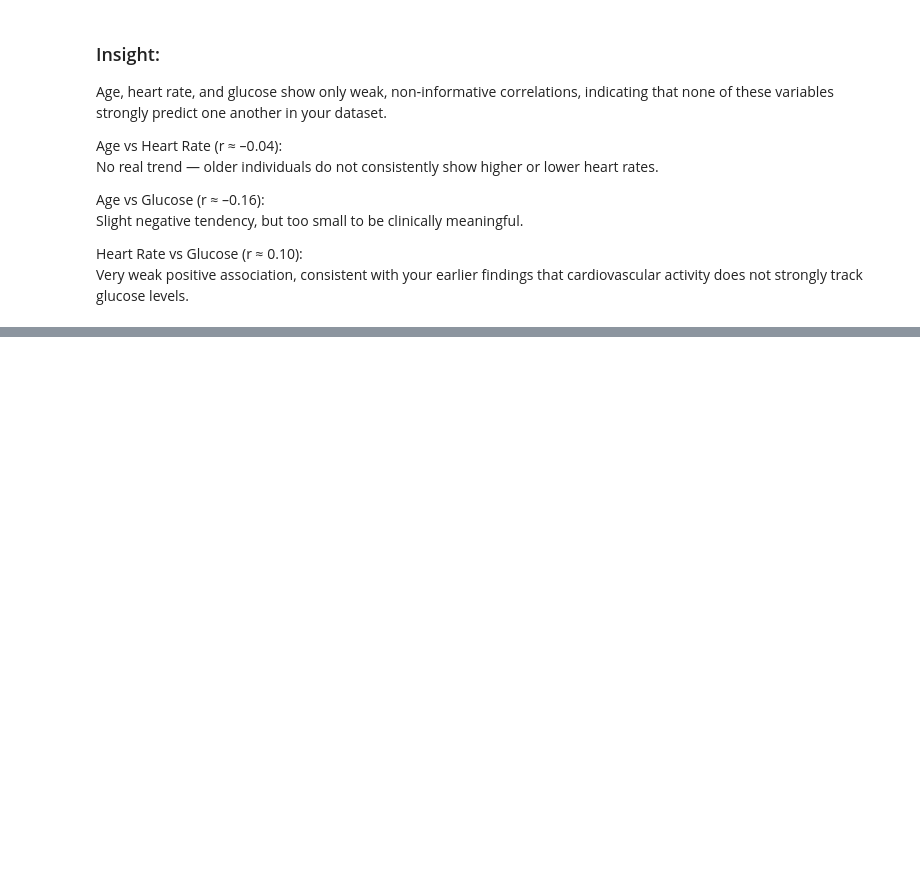
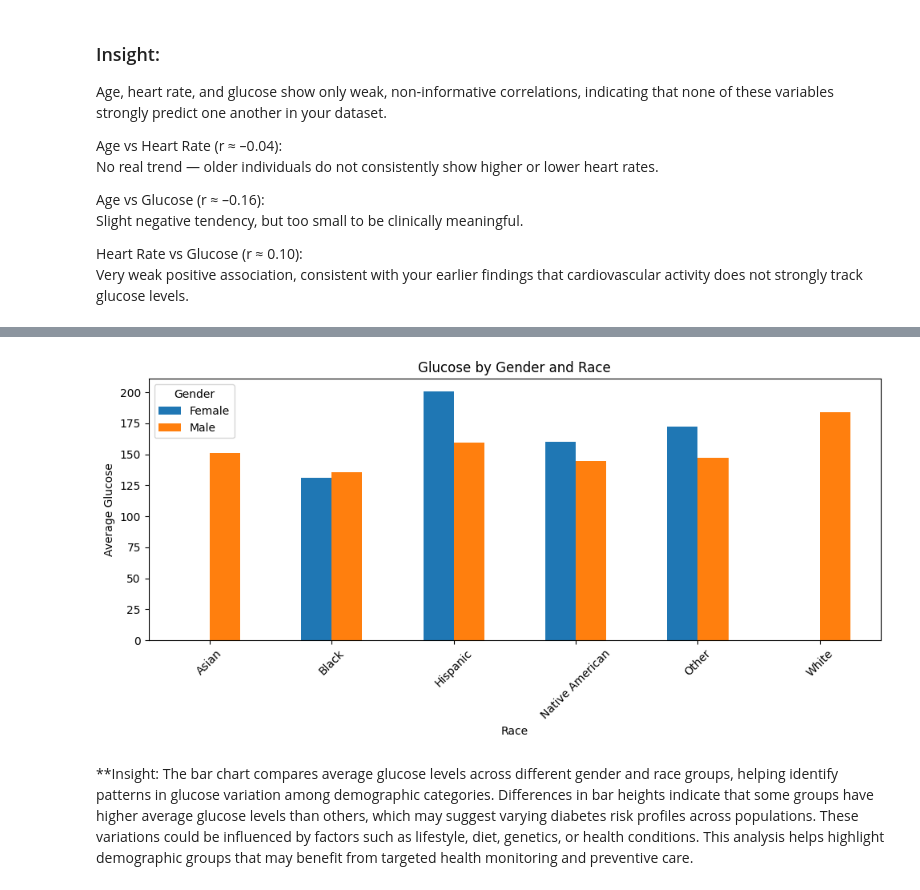
Before and after one commit to dev-ssr/team9_PyCoders_PythonHackathon_MAY2026, a Jupyter notebook: Descriptive analysis.ipynb, the cells around one changed output, grey strips where cells are left out. Drawn from its saved outputs; the diff is of its cells as text; code cells hidden in the pictures; blank space fills up the shorter version.

Commit message:
Update Descriptive analysis.ipynb
updated with Mona code

```diff
--- a/Descriptive analysis.ipynb
+++ b/Descriptive analysis.ipynb
@@ -141,0 +160,36 @@ Very weak positive association, consistent with your earlier findings that cardi
+# %%
+import pandas as pd
+import matplotlib.pyplot as plt
+
+# Load cleaned dataset
+df = pd.read_csv(r"C:\Users\kumar\OneDrive\Documents\GitHub\PyHack-May2026\cleaned_data.csv")
+
+#cleaned_data.csv
+# %%
+
+# Create pivot table so Gender becomes columns
+pivot_df = df.groupby(['Race', 'Gender'])['glucose'].mean().unstack()
+
+# Plot with custom Matplotlib colors
+ax = pivot_df.plot(
+    kind='bar',
+    figsize=(10,5),
+    color=['#1f77b4', '#ff7f0e']  # blue, orange
+)
+
+# Titles and labels
+plt.title("Glucose by Gender and Race")
+plt.ylabel("Average Glucose")
+plt.xlabel("Race")
+
+# Legend
+plt.legend(title="Gender")
+
+# Improve layout
+plt.xticks(rotation=45)
+plt.tight_layout()
+plt.show()
+# %% [output]
+[figure, added]
+# %% [markdown]
+**Insight: The bar chart compares average glucose levels across different gender and race groups, helping identify patterns in glucose variation among demographic categories. Differences in bar heights indicate that some groups have higher average glucose levels than others, which may suggest varying diabetes risk profiles across populations. These variations could be influenced by factors such as lifestyle, diet, genetics, or health conditions. This analysis helps highlight demographic groups that may benefit from targeted health monitoring and preventive care.
```
Also changed, not shown: parts of 8 cells of this notebook.
